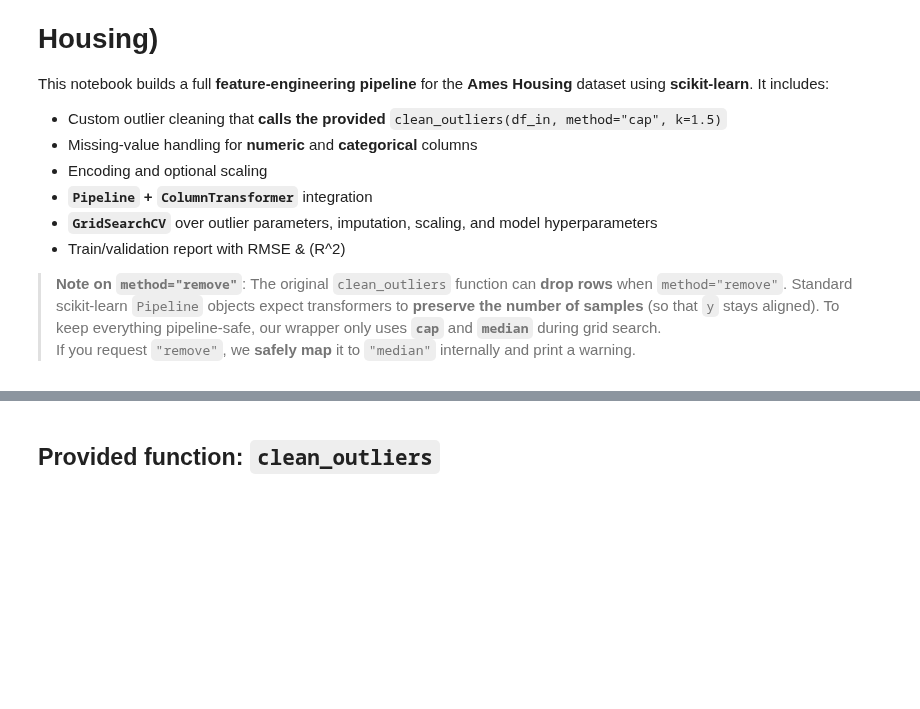
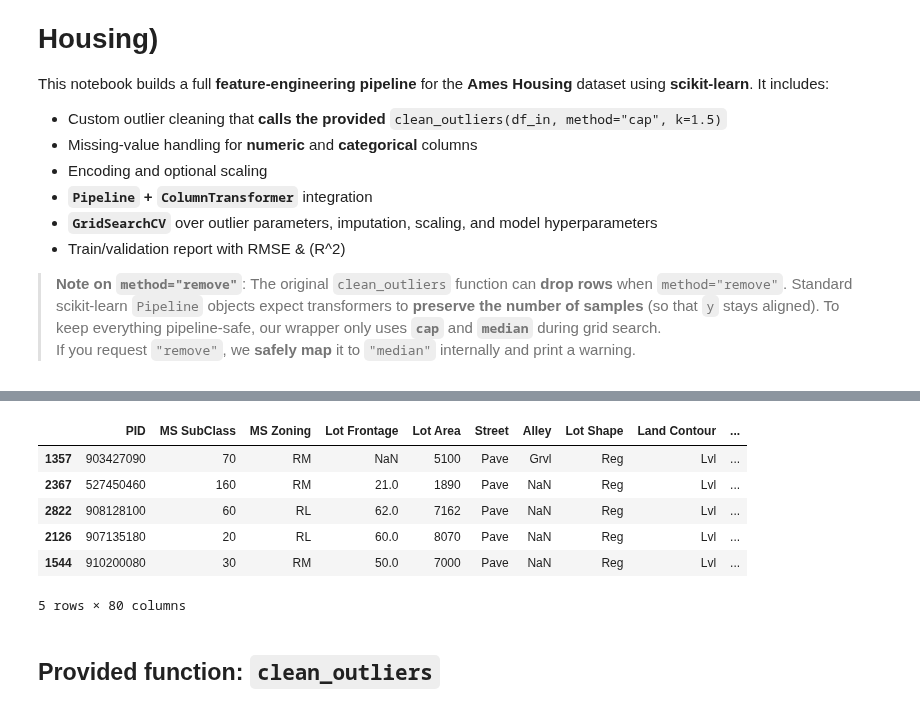
Before and after one commit to Tuchsanai/Machine_Learning, a Jupyter notebook: 02_Intermediate/Week08/02_Cross Validation/05_Sklearn_pipeline_with_GridSearch/Sklearn_Feature_Engineering_Pipeline_Ames.ipynb, the cells around one changed output, grey strips where cells are left out. Cells and saved outputs as stored; diff of their text form; code cells hidden in the pictures; blank space fills up the shorter version.

```diff
--- a/02_Intermediate/Week08/02_Cross Validation/05_Sklearn_pipeline_with_GridSearch/Sklearn_Feature_Engineering_Pipeline_Ames.ipynb
+++ b/02_Intermediate/Week08/02_Cross Validation/05_Sklearn_pipeline_with_GridSearch/Sklearn_Feature_Engineering_Pipeline_Ames.ipynb
@@ -41,3 +99,13 @@ RANDOM_STATE = 42
+# %%
+X_test.head()
+# %% [output]
+|  | PID | MS SubClass | MS Zoning | Lot Frontage | Lot Area | Street | Alley | Lot Shape | Land Contour | ... |
+| 1357 | 903427090 | 70 | RM | NaN | 5100 | Pave | Grvl | Reg | Lvl | ... |
+| 2367 | 527450460 | 160 | RM | 21.0 | 1890 | Pave | NaN | Reg | Lvl | ... |
+| 2822 | 908128100 | 60 | RL | 62.0 | 7162 | Pave | NaN | Reg | Lvl | ... |
+| 2126 | 907135180 | 20 | RL | 60.0 | 8070 | Pave | NaN | Reg | Lvl | ... |
+| 1544 | 910200080 | 30 | RM | 50.0 | 7000 | Pave | NaN | Reg | Lvl | ... |
+5 rows × 80 columns
 # %% [markdown]
 ## Provided function: `clean_outliers`
 # %%
```
Also changed, not shown: parts of 16 cells of this notebook.
